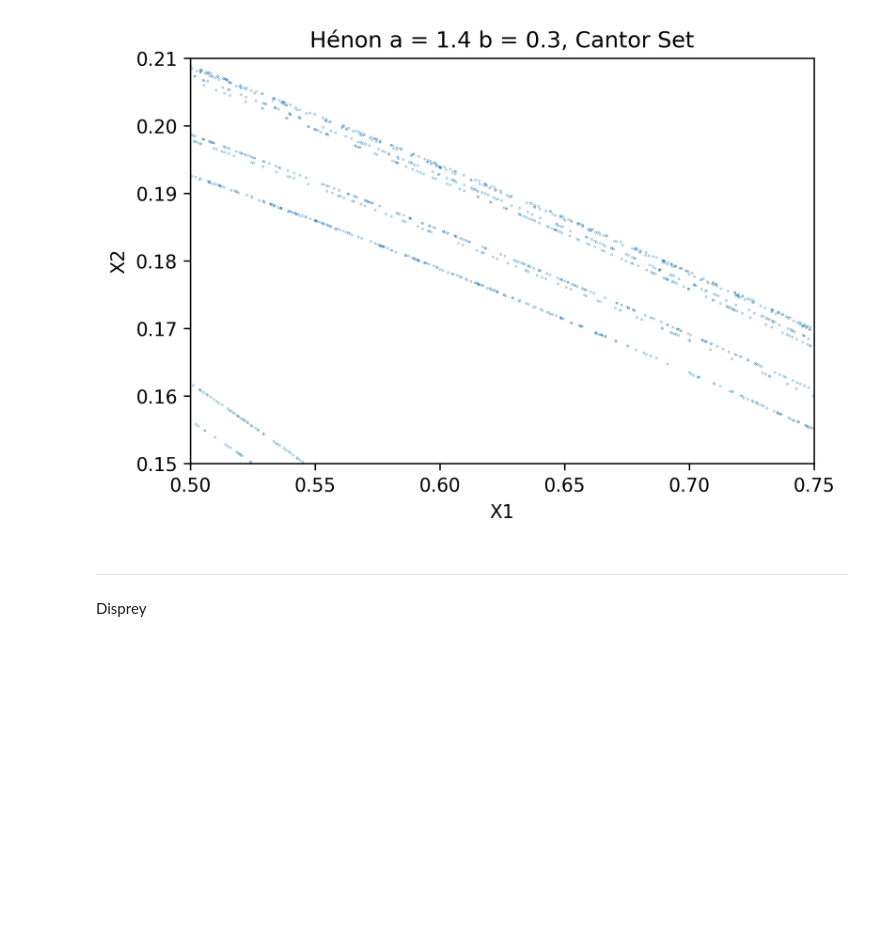
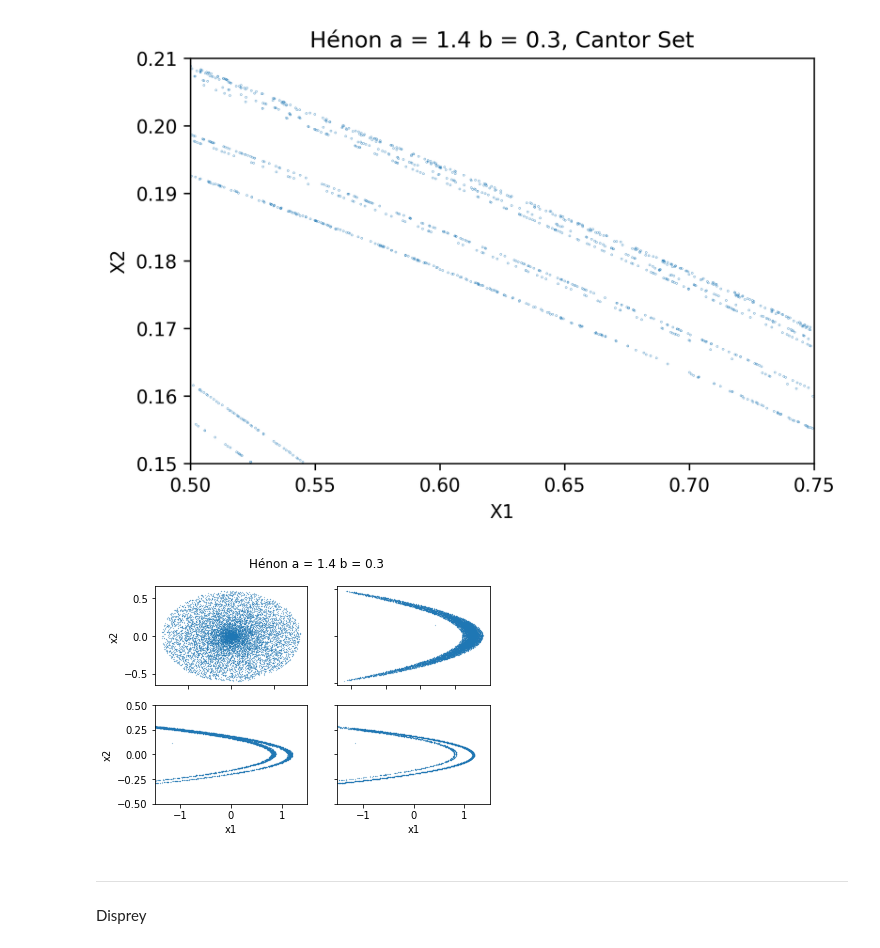
Before and after one commit to GastonRAraujo/Sistemas-discretos, a Jupyter notebook: MiniProyecto.ipynb, the cells around one changed output. Drawn from its saved outputs; the diff is of its cells as text; code cells hidden in the pictures; blank space fills up the shorter version.

```diff
--- a/MiniProyecto.ipynb
+++ b/MiniProyecto.ipynb
@@ -125,6 +125,74 @@ plt.show()
 # %% [output]
 [figure]
 [figure]
+# %%
+import random
+import math
+#Parametros -----------------------------
+a = 1.4
+b = 0.3
+
+
+t0 = 200
+tf = 6
+
+x = []
+y = []
+fig, axs = plt.subplots(2,2)
+for i in range(10000):
+  r = random.random()
+  a = math.pi*2*random.random()
+  x.append(1.6*r*math.cos(a))
+  y.append(0.6*r*math.sin(a))
+
+x1 = x
+x2 = y
+
+
+axs[0,0].scatter(x,y, s = 0.1, marker='.')
+axs[0,0].set_xlabel("X1")
+axs[0,0].set_ylabel("X2")
+
+
+for j in range(len(x)-1):
+   x0 = x1[j]
+   y0 = x2[j]
+   x[j], y[j] = henon(a,b,x0,y0)
+
+axs[0,1].scatter(x,y, s = 0.1, marker='.')
+axs[0,1].set_xlabel("X1")
+axs[0,1].set_ylabel("X2")
+
+for j in range(len(x)-1):
+   x0 = x[j]
+   y0 = y[j]
+   x[j], y[j] = henon(a,b,x0,y0)
+
+axs[1,0].scatter(x,y, s = 0.1, marker='.')
+axs[1,0].set_xlabel("X1")
+axs[1,0].set_ylabel("X2")
+axs[1,0].set(xlim=(-1.5,1.5), ylim=(-0.5,0.5))
+
+for j in range(len(x)-1):
+   x0 = x1[j]
+   y0 = x2[j]
+   x1[j], x2[j] = henon(a,b,x0,y0)
+
+axs[1,1].scatter(x,y, s = 0.1, marker='.')
+axs[1,1].set_xlabel("X1")
+axs[1,1].set_ylabel("X2")
+axs[1,1].set(xlim=(-1.5,1.5), ylim=(-0.5,0.5))
+
+fig.suptitle('Hénon a = 1.4 b = 0.3')
+
+for ax in axs.flat:
+    ax.set(xlabel='x1', ylabel='x2')
+
+# Hide x labels and tick labels for top plots and y ticks for right plots.
+for ax in axs.flat:
+    ax.label_outer()
+# %% [output]
+[figure, added]
 # %% [markdown]
 
 
```
Also changed, not shown: parts of 2 cells of this notebook.
